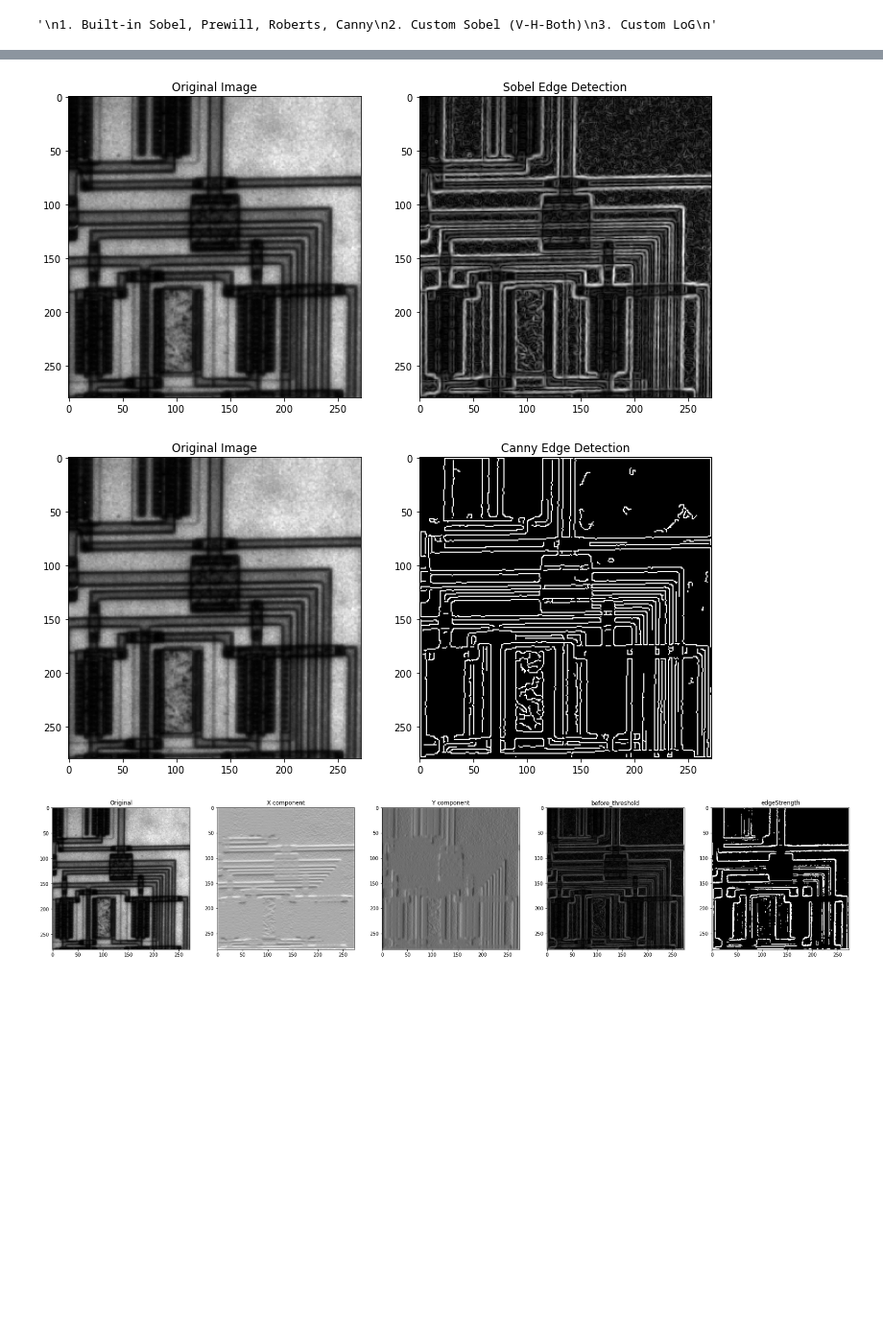
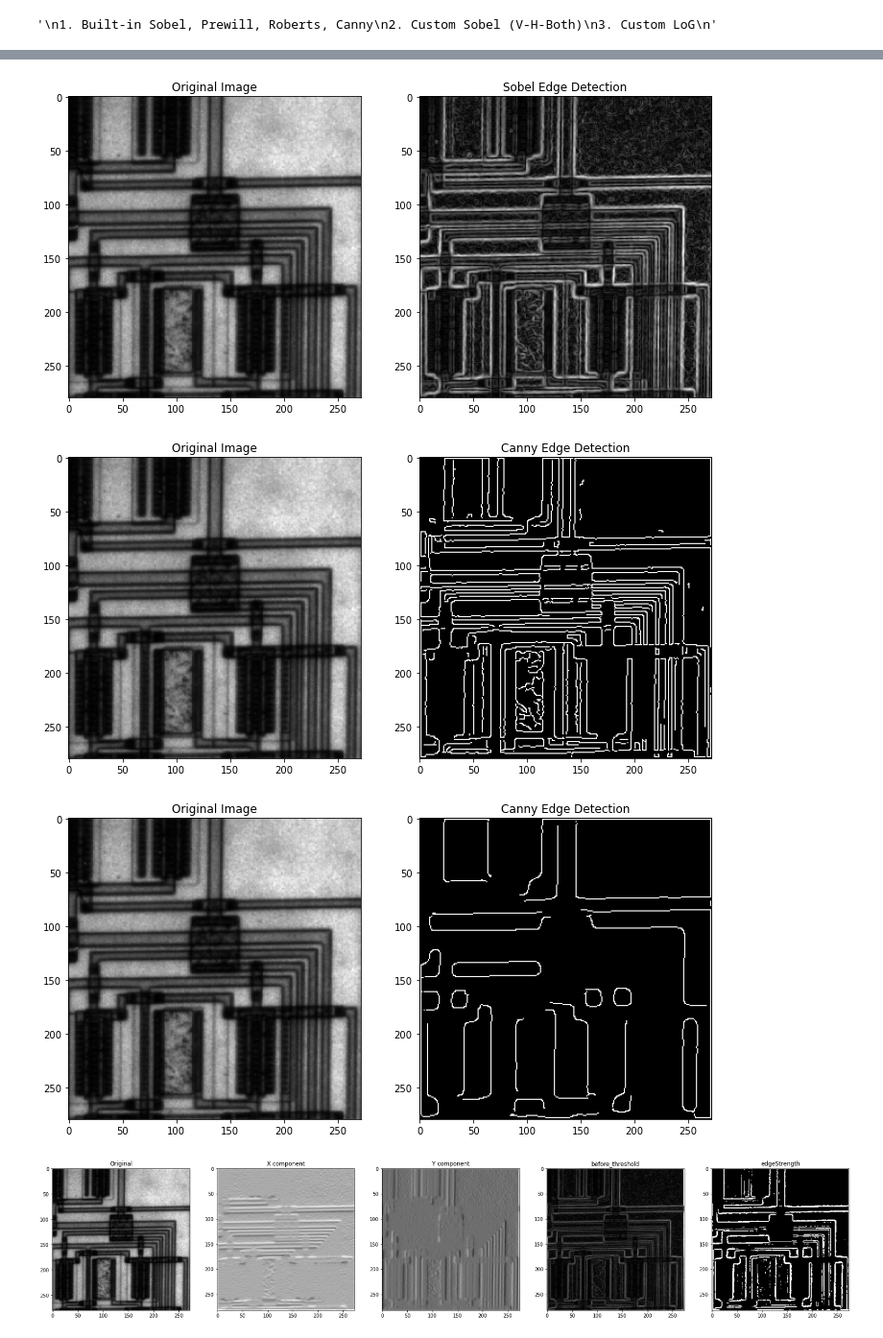
Before and after one commit to norhanreda/solutions-of-image-processing-labs, a Jupyter notebook: lab5/Lab_Edge_Detection_STD/Lab_Edge_Detection_STD.ipynb, the cells around one changed output, grey strips where cells are left out. Shown at 96% size. Drawn from its saved outputs; the diff is of its cells as text; code cells hidden in the pictures; blank space fills up the shorter version.

```diff
--- a/lab5/Lab_Edge_Detection_STD/Lab_Edge_Detection_STD.ipynb
+++ b/lab5/Lab_Edge_Detection_STD/Lab_Edge_Detection_STD.ipynb
@@ -28,29 +28,32 @@ The autoreload extension is already loaded. To reload it, use:
 # %%
 # 1. Built-in Sobel, Prewill, Roberts, Canny
 
 #img = rgb2gray(io.imread('circuit.tif'))
 img =io.imread('circuit.tif')
 
-Prewitt=prewitt(img)
-Roberts=roberts(img)
-sobel_h=sobel_h(img)
-sobel_v=sobel_v(img)
-sobel=sobel(img)
-Canny=canny(img)
-
+Prewitt=prewitt(img)#better than robert in noise==> more pixels
+Roberts=roberts(img)# High sensitivity to noise ==> very few pixels ==> Better for Binary
+sobel_h=sobel_h(img)#horizontal edges
+sobel_v=sobel_v(img)#vertical edges
+sobel=sobel(img)#most used
+#Canny=canny(img)
+Canny1=canny(img,sigma = 1, low_threshold=40, high_threshold=60)
+Canny3=canny(img,sigma = 3, low_threshold=40, high_threshold=60)
 show_images([img, Prewitt], ["Original Image", "Prewitt Edge Detection"])
 show_images([img, Roberts], ["Original Image", "Robert Edge Detection"])
 show_images([img, sobel_h], ["Original Image", "Sobel_h Edge Detection"])
 show_images([img, sobel_v], ["Original Image", "Sobel_v Edge Detection"])
 show_images([img, sobel], ["Original Image", "Sobel Edge Detection"])
-show_images([img,Canny], ["Original Image", "Canny Edge Detection"])
+show_images([img,Canny1], ["Original Image", "Canny Edge Detection"])
+show_images([img,Canny3], ["Original Image", "Canny Edge Detection"])
 # %% [output]
 [figure]
 [figure]
 [figure]
 [figure]
 [figure]
-[figure, old version]
+[figure, new version]
+[figure, added]
 # %%
 # 2. Custom Sobel (V-H-Both)
 
```
Also changed, not shown: 1 other file.
